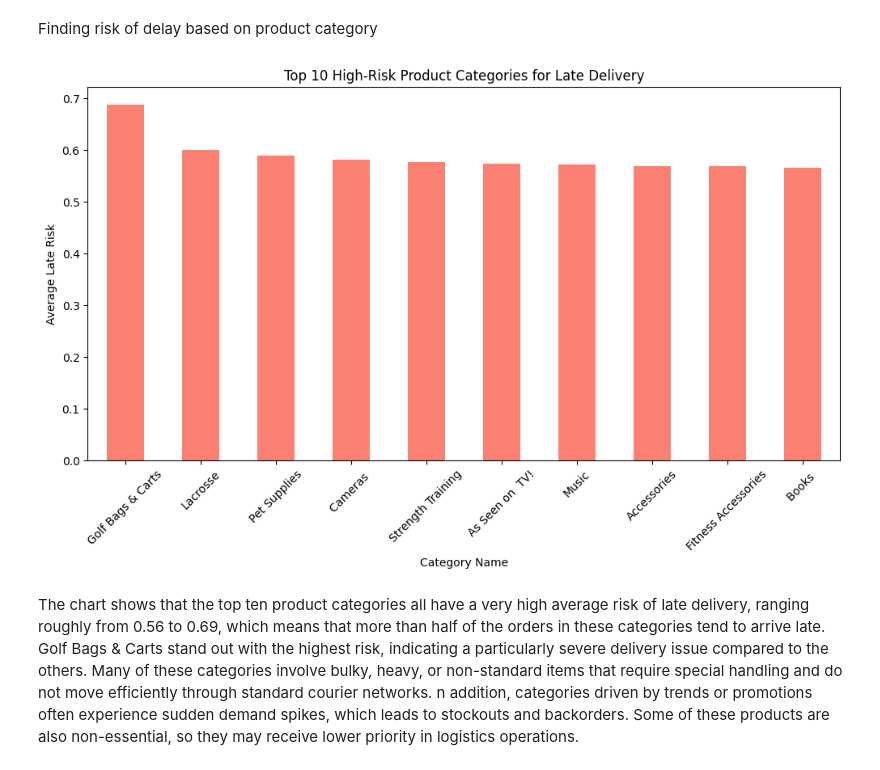
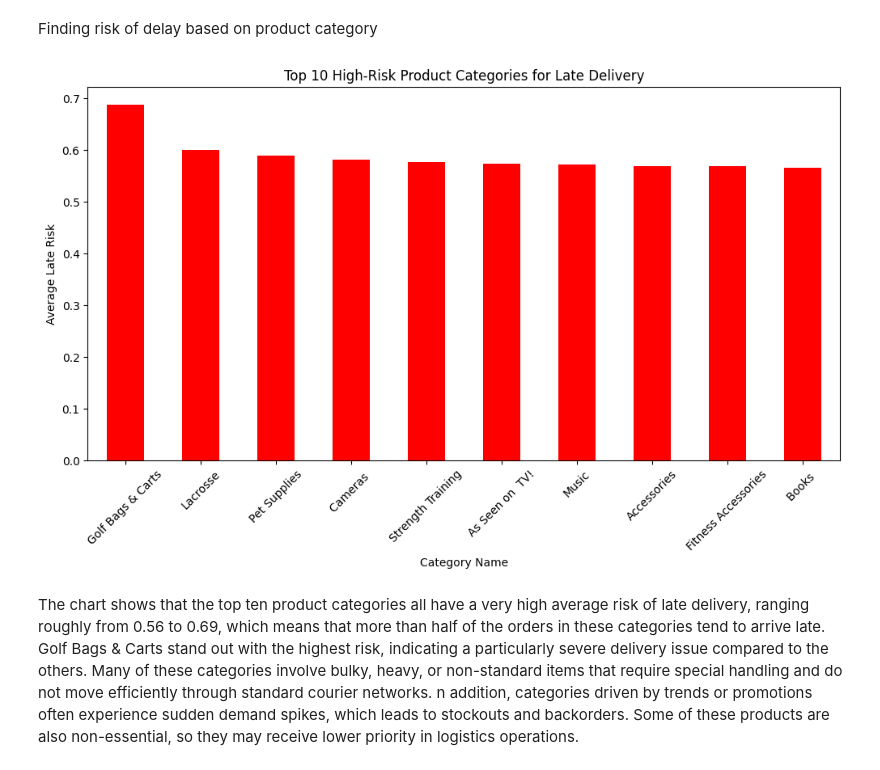
Before and after one commit to prnvni/Supply-Chain-Analytics, a Jupyter notebook: Supply_Chain_Analysis.ipynb, the cells around one changed output. Saved outputs shown, nothing was run; the diff lists cells and outputs as text; code cells hidden in the pictures.

```diff
--- a/Supply_Chain_Analysis.ipynb
+++ b/Supply_Chain_Analysis.ipynb
@@ -160,19 +167,19 @@ This boxplot reveals a systemic failure in premium shipping tiers. While 'Stand
 # %% [markdown]
 Finding risk of delay based on product category
 # %%
-# Add Category Name to our clean dataframe
+#add 'Category Name' to our clean dataframe
 df_clean['Category Name'] = df['Category Name']
 
-# Calculate average risk per category and pick the top 10 most risky
+# calculate average risk per category and pick the top 10 most risky
 top_10_risky = df_clean.groupby('Category Name')['Late_delivery_risk'].mean().sort_values(ascending=False).head(10)
 
 plt.figure(figsize=(12, 6))
-top_10_risky.plot(kind='bar', color='salmon')
+top_10_risky.plot(kind='bar', color='red')
 plt.title('Top 10 High-Risk Product Categories for Late Delivery')
 plt.ylabel('Average Late Risk')
 plt.xticks(rotation=45)
 plt.show()
 # %% [output]
-[figure, old version]
+[figure, new version]
 # %% [markdown]
 The chart shows that the top ten product categories all have a very high average risk of late delivery, ranging roughly from 0.56 to 0.69, which means that more than half of the orders in these categories tend to arrive late. Golf Bags & Carts stand out with the highest risk, indicating a particularly severe delivery issue compared to the others. Many of these categories involve bulky, heavy, or non-standard items that require special handling and do not move efficiently through standard courier networks. n addition, categories driven by trends or promotions often experience sudden demand spikes, which leads to stockouts and backorders. Some of these products are also non-essential, so they may receive lower priority in logistics operations.
```
Also changed, not shown: parts of 9 cells of this notebook.
